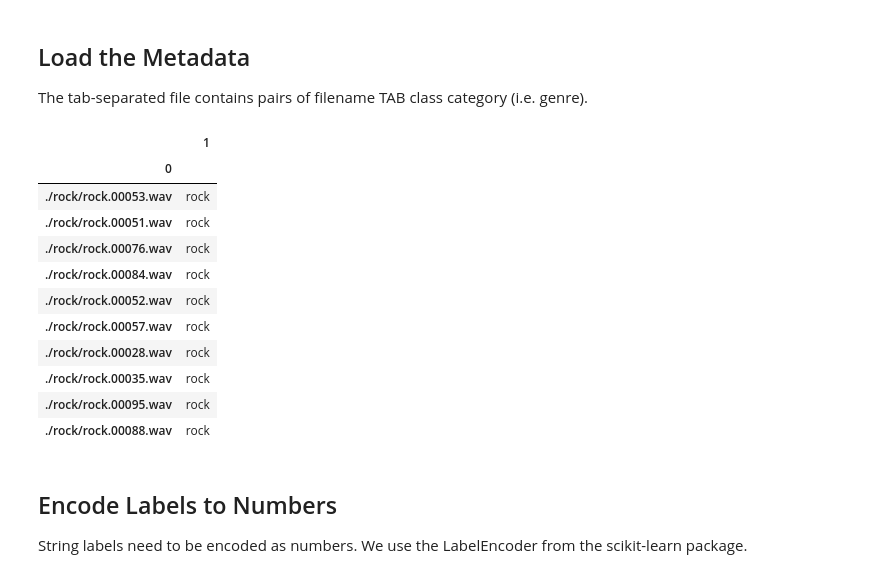
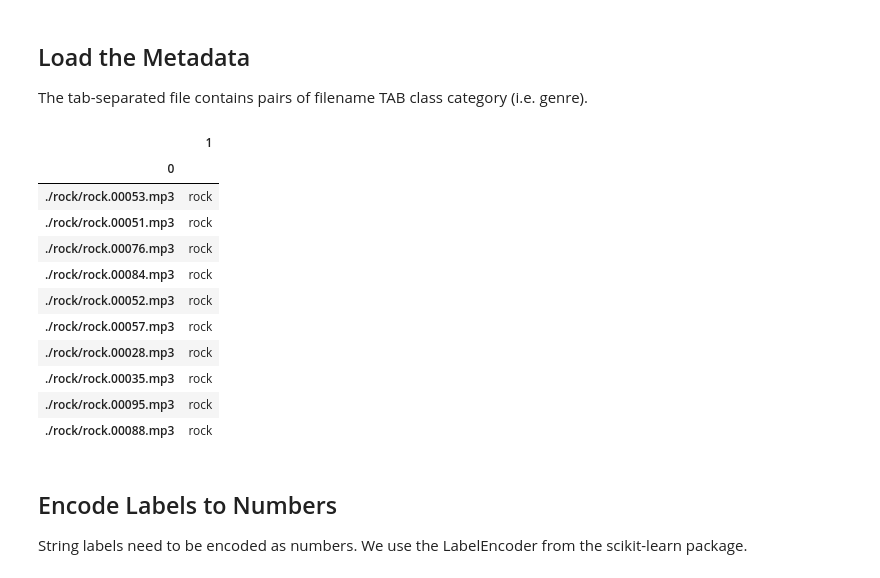
Before and after one commit to bagustris/DL_MIR_Tutorial2, a Jupyter notebook: Music_genre_classification.ipynb, the cells around one changed output. Drawn from its saved outputs; the diff is of its cells as text; code cells hidden in the pictures.

```diff
--- a/Music_genre_classification.ipynb
+++ b/Music_genre_classification.ipynb
@@ -102,23 +100,23 @@ AUDIO_PATH = './genres/'
 
 The tab-separated file contains pairs of filename TAB class category (i.e. genre).
 # %%
-# csv_file = join(AUDIO_PATH,'filelist_GTZAN_wav_wclasses.txt')   # previous config
-csv_file = 'filelist_GTZAN_wav_wclasses.txt'
+# csv_file = join(AUDIO_PATH,'filelist_GTZAN_mp3_wclasses.txt')   # previous config
+csv_file = 'filelist_GTZAN_mp3_wclasses.txt'
 metadata = pd.read_csv(csv_file, index_col=0, header=None)
 metadata.head(10)
 # %% [output]
 |  | 1 |
 | 0 |  |
-| ./rock/rock.00053.wav | rock |
-| ./rock/rock.00051.wav | rock |
-| ./rock/rock.00076.wav | rock |
-| ./rock/rock.00084.wav | rock |
-| ./rock/rock.00052.wav | rock |
-| ./rock/rock.00057.wav | rock |
-| ./rock/rock.00028.wav | rock |
-| ./rock/rock.00035.wav | rock |
-| ./rock/rock.00095.wav | rock |
-| ./rock/rock.00088.wav | rock |
+| ./rock/rock.00053.mp3 | rock |
+| ./rock/rock.00051.mp3 | rock |
+| ./rock/rock.00076.mp3 | rock |
+| ./rock/rock.00084.mp3 | rock |
+| ./rock/rock.00052.mp3 | rock |
+| ./rock/rock.00057.mp3 | rock |
+| ./rock/rock.00028.mp3 | rock |
+| ./rock/rock.00035.mp3 | rock |
+| ./rock/rock.00095.mp3 | rock |
+| ./rock/rock.00088.mp3 | rock |
 # %%
 # create list of filenames with associated classes
 filelist = metadata.index.tolist()
```
Also changed, not shown: parts of 43 cells of this notebook, 4 other files.
